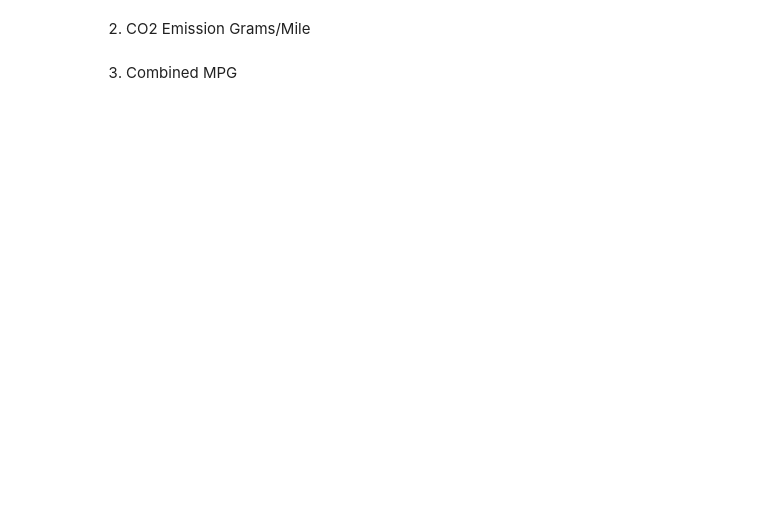
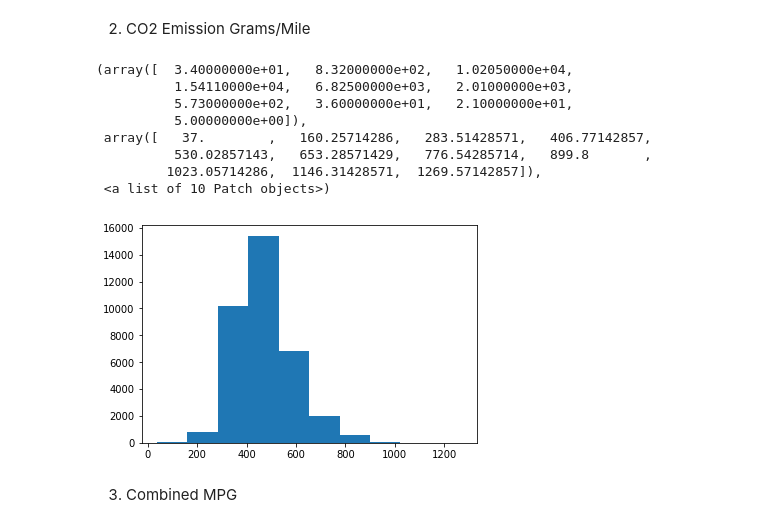
Before and after one commit to ironhack-datalabs/datamad1019, a Jupyter notebook: module-2/lab-continuous-probability-distribution/your-code/main.ipynb, the cells around one changed output. Cells and saved outputs as stored; diff of their text form; code cells hidden in the pictures; blank space fills up the shorter version.

```diff
--- a/module-2/lab-continuous-probability-distribution/your-code/main.ipynb
+++ b/module-2/lab-continuous-probability-distribution/your-code/main.ipynb
@@ -85,6 +143,17 @@ Then plot the histograms for the following variables:
 2. CO2 Emission Grams/Mile
 # %%
 # your code here
+plt.hist(fuel["CO2 Emission Grams/Mile"])
+# %% [output]
+(array([  3.40000000e+01,   8.32000000e+02,   1.02050000e+04,
+          1.54110000e+04,   6.82500000e+03,   2.01000000e+03,
+          5.73000000e+02,   3.60000000e+01,   2.10000000e+01,
+          5.00000000e+00]),
+ array([   37.        ,   160.25714286,   283.51428571,   406.77142857,
+          530.02857143,   653.28571429,   776.54285714,   899.8       ,
+         1023.05714286,  1146.31428571,  1269.57142857]),
+ <a list of 10 Patch objects>)
+[figure, added]
 # %% [markdown]
 3. Combined MPG
 # %%
```
Also changed, not shown: parts of 16 cells of this notebook.
